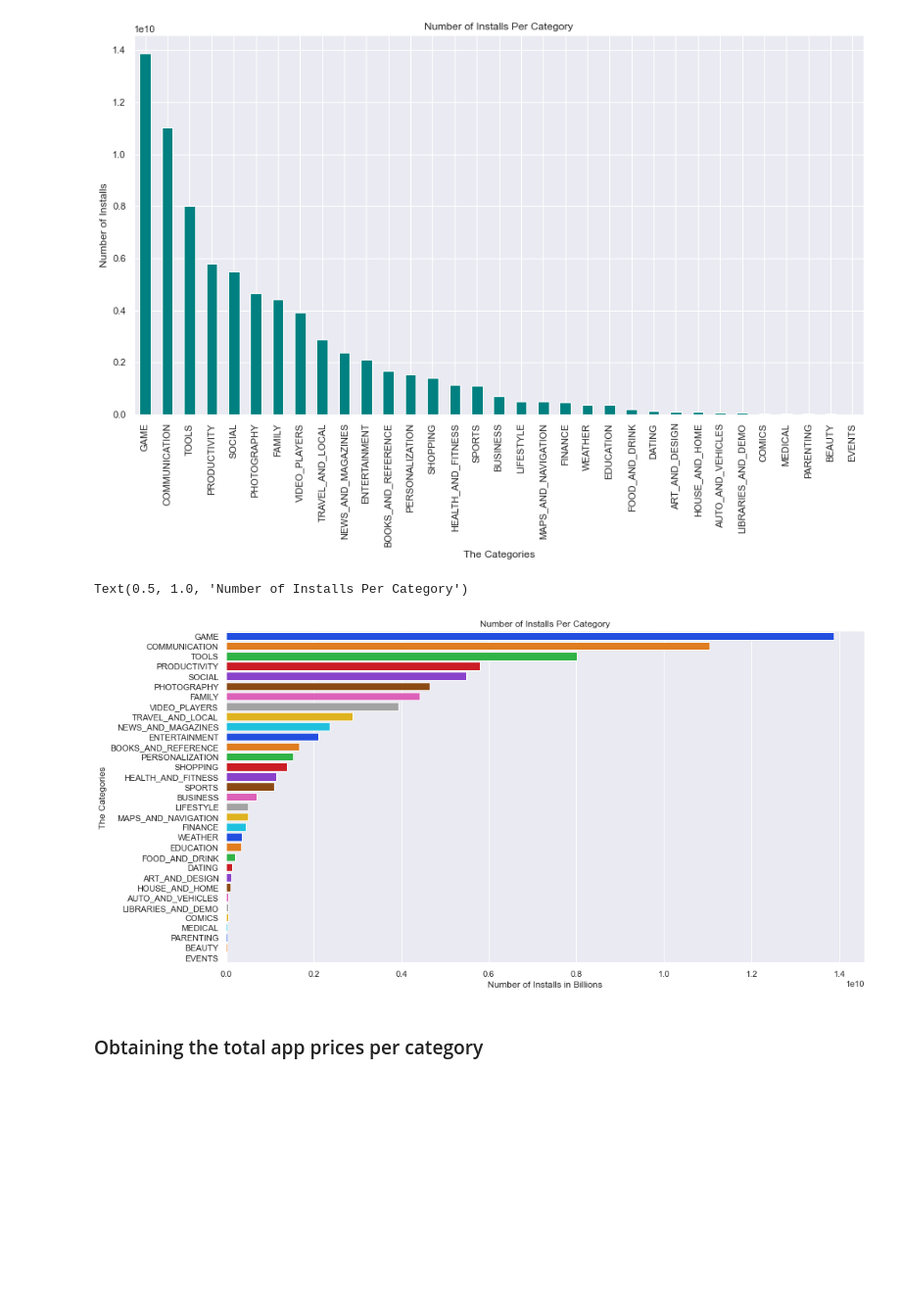
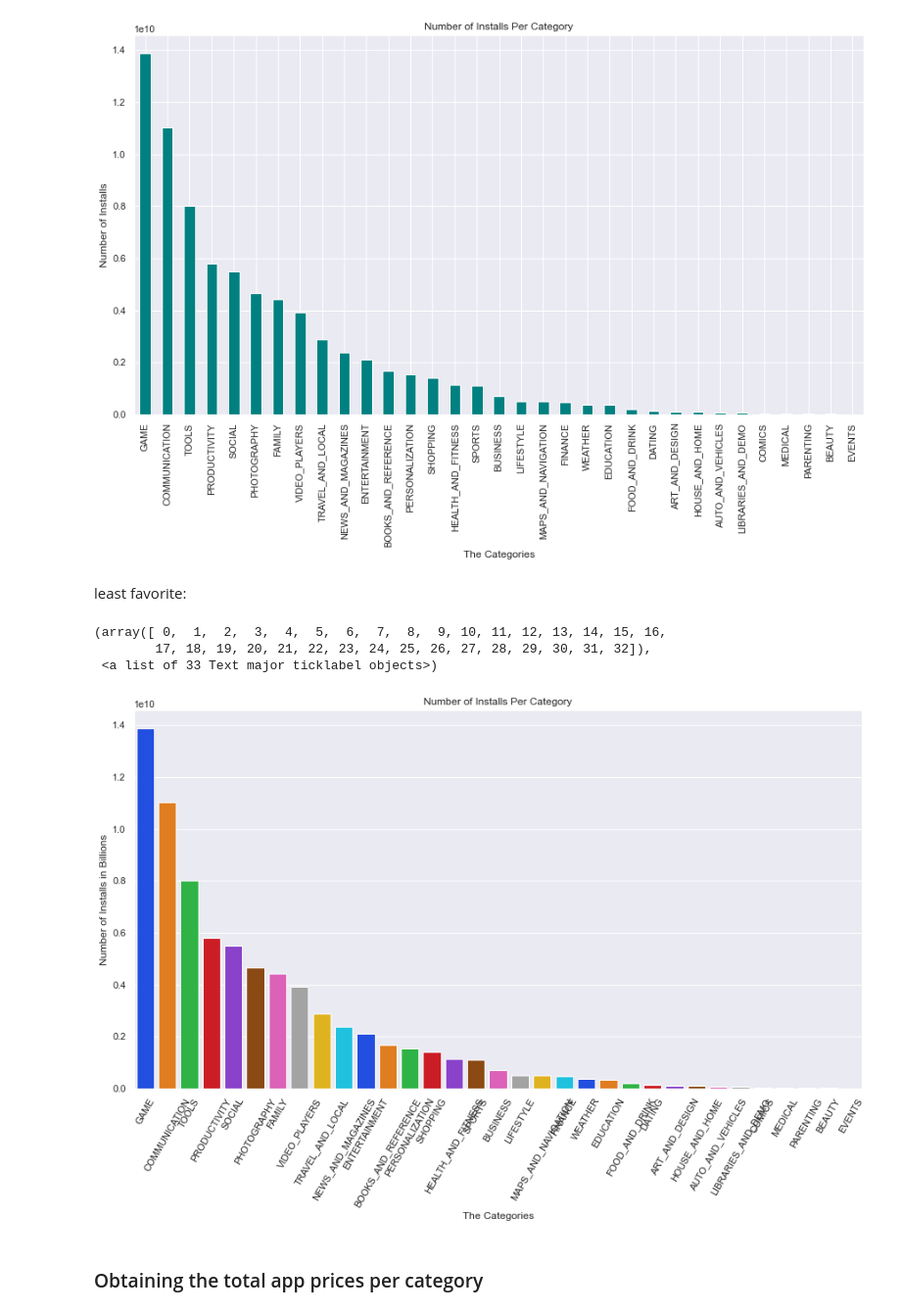
Before and after one commit to shalabajza/Develhope_Project_v2_team-2, a Jupyter notebook: Week 3/Week-3_Task-1_Mohammad.ipynb, the cells around one changed output. Shown: that part at 98% size. Drawn from its saved outputs; the diff is of its cells as text; code cells hidden in the pictures; blank space fills up the shorter version.

Commit message:
last edits to task-1, by muhammed

```diff
--- a/Week 3/Week-3_Task-1_Mohammad.ipynb
+++ b/Week 3/Week-3_Task-1_Mohammad.ipynb
@@ -41,0 +44,8 @@ Name: Installs, dtype: int64
+# %%
+installs = pd.read_csv("plots_muhammed/installs.csv")
+sns.set_theme(style="darkgrid")
+sns.set(rc = {'figure.figsize':(15,8)})
+sns.barplot(x="Installs", y="Category", data=installs, palette="bright")
+plt.xlabel("Number of Installs in Billions")
+plt.ylabel("The Categories")
+plt.title("Number of Installs Per Category")
@@ -48,17 +63,22 @@ plt.title("Number of Installs Per Category")
 plt.show()
 # %% [output]
 [figure]
+# %% [markdown]
+least favorite:
 # %%
 installs = pd.read_csv("plots_muhammed/installs.csv")
 sns.set_theme(style="darkgrid")
 sns.set(rc = {'figure.figsize':(15,8)})
-sns.barplot(x="Installs", y="Category", data=installs, palette="bright")
-plt.xlabel("Number of Installs in Billions")
-plt.ylabel("The Categories")
+sns.barplot(x="Category", y="Installs", data=installs, palette="bright")
+plt.xlabel("The Categories")
+plt.ylabel("Number of Installs in Billions")
 plt.title("Number of Installs Per Category")
+plt.xticks(rotation=60)
 # %% [output]
-Text(0.5, 1.0, 'Number of Installs Per Category')
+(array([ 0,  1,  2,  3,  4,  5,  6,  7,  8,  9, 10, 11, 12, 13, 14, 15, 16,
+        17, 18, 19, 20, 21, 22, 23, 24, 25, 26, 27, 28, 29, 30, 31, 32]),
+ <a list of 33 Text major ticklabel objects>)
-[figure, old version]
+[figure, new version]
 # %% [markdown]
 ### Obtaining the total app prices per category
 # %% [markdown]
```
Also changed, not shown: parts of 13 cells of this notebook.
